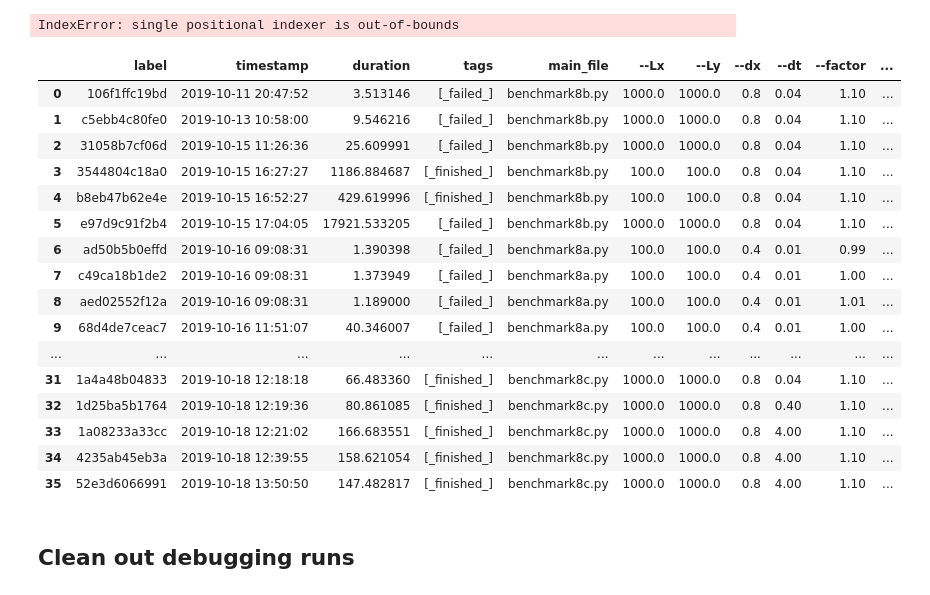
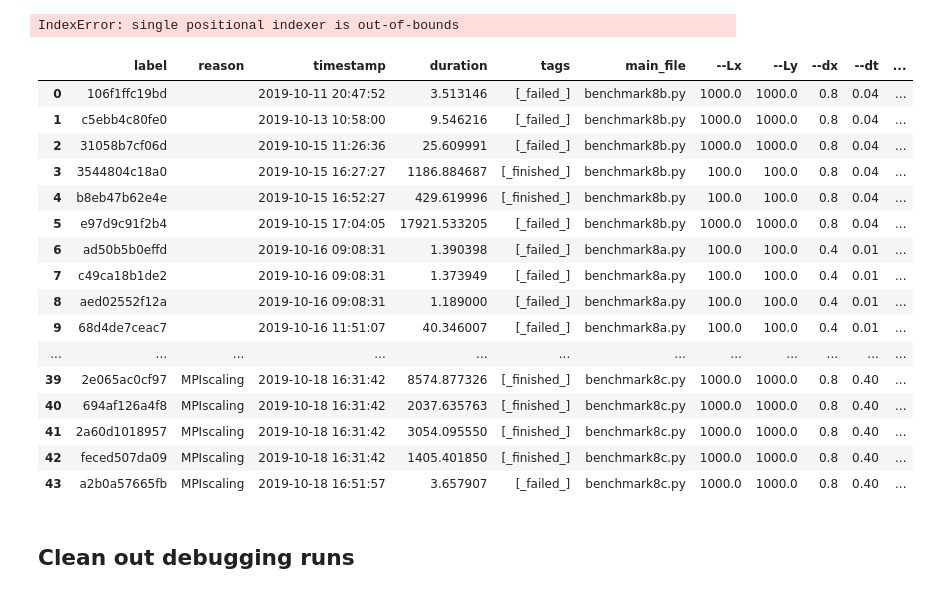
Before and after one commit to guyer/phasefieldbenchmark-8, a Jupyter notebook: analysis.ipynb, the cells around one changed output. Drawn from its saved outputs; the diff is of its cells as text; code cells hidden in the pictures.

```diff
--- a/analysis.ipynb
+++ b/analysis.ipynb
@@ -50,25 +52,25 @@ print df['launch_mode'].iloc[44]['parameters']['n']
 # %% [output]
 IndexError: single positional indexer is out-of-bounds
 # %%
-df[['label', 'timestamp', 'duration', 'tags', 'main_file', '--Lx', '--Ly', '--dx', '--dt', '--factor', '--restart']]
+df[['label', 'reason', 'timestamp', 'duration', 'tags', 'main_file', '--Lx', '--Ly', '--dx', '--dt', '--factor', '--restart']]
 # %% [output]
-|  | label | timestamp | duration | tags | main_file | --Lx | --Ly | --dx | --dt | --factor | ... |
-| 0 | 106f1ffc19bd | 2019-10-11 20:47:52 | 3.513146 | [_failed_] | benchmark8b.py | 1000.0 | 1000.0 | 0.8 | 0.04 | 1.10 | ... |
-| 1 | c5ebb4c80fe0 | 2019-10-13 10:58:00 | 9.546216 | [_failed_] | benchmark8b.py | 1000.0 | 1000.0 | 0.8 | 0.04 | 1.10 | ... |
-| 2 | 31058b7cf06d | 2019-10-15 11:26:36 | 25.609991 | [_failed_] | benchmark8b.py | 1000.0 | 1000.0 | 0.8 | 0.04 | 1.10 | ... |
-| 3 | 3544804c18a0 | 2019-10-15 16:27:27 | 1186.884687 | [_finished_] | benchmark8b.py | 100.0 | 100.0 | 0.8 | 0.04 | 1.10 | ... |
-| 4 | b8eb47b62e4e | 2019-10-15 16:52:27 | 429.619996 | [_finished_] | benchmark8b.py | 100.0 | 100.0 | 0.8 | 0.04 | 1.10 | ... |
-| 5 | e97d9c91f2b4 | 2019-10-15 17:04:05 | 17921.533205 | [_failed_] | benchmark8b.py | 1000.0 | 1000.0 | 0.8 | 0.04 | 1.10 | ... |
-| 6 | ad50b5b0effd | 2019-10-16 09:08:31 | 1.390398 | [_failed_] | benchmark8a.py | 100.0 | 100.0 | 0.4 | 0.01 | 0.99 | ... |
-| 7 | c49ca18b1de2 | 2019-10-16 09:08:31 | 1.373949 | [_failed_] | benchmark8a.py | 100.0 | 100.0 | 0.4 | 0.01 | 1.00 | ... |
-| 8 | aed02552f12a | 2019-10-16 09:08:31 | 1.189000 | [_failed_] | benchmark8a.py | 100.0 | 100.0 | 0.4 | 0.01 | 1.01 | ... |
-| 9 | 68d4de7ceac7 | 2019-10-16 11:51:07 | 40.346007 | [_failed_] | benchmark8a.py | 100.0 | 100.0 | 0.4 | 0.01 | 1.00 | ... |
+|  | label | reason | timestamp | duration | tags | main_file | --Lx | --Ly | --dx | --dt | ... |
+| 0 | 106f1ffc19bd |  | 2019-10-11 20:47:52 | 3.513146 | [_failed_] | benchmark8b.py | 1000.0 | 1000.0 | 0.8 | 0.04 | ... |
+| 1 | c5ebb4c80fe0 |  | 2019-10-13 10:58:00 | 9.546216 | [_failed_] | benchmark8b.py | 1000.0 | 1000.0 | 0.8 | 0.04 | ... |
+| 2 | 31058b7cf06d |  | 2019-10-15 11:26:36 | 25.609991 | [_failed_] | benchmark8b.py | 1000.0 | 1000.0 | 0.8 | 0.04 | ... |
+| 3 | 3544804c18a0 |  | 2019-10-15 16:27:27 | 1186.884687 | [_finished_] | benchmark8b.py | 100.0 | 100.0 | 0.8 | 0.04 | ... |
+| 4 | b8eb47b62e4e |  | 2019-10-15 16:52:27 | 429.619996 | [_finished_] | benchmark8b.py | 100.0 | 100.0 | 0.8 | 0.04 | ... |
+| 5 | e97d9c91f2b4 |  | 2019-10-15 17:04:05 | 17921.533205 | [_failed_] | benchmark8b.py | 1000.0 | 1000.0 | 0.8 | 0.04 | ... |
+| 6 | ad50b5b0effd |  | 2019-10-16 09:08:31 | 1.390398 | [_failed_] | benchmark8a.py | 100.0 | 100.0 | 0.4 | 0.01 | ... |
+| 7 | c49ca18b1de2 |  | 2019-10-16 09:08:31 | 1.373949 | [_failed_] | benchmark8a.py | 100.0 | 100.0 | 0.4 | 0.01 | ... |
+| 8 | aed02552f12a |  | 2019-10-16 09:08:31 | 1.189000 | [_failed_] | benchmark8a.py | 100.0 | 100.0 | 0.4 | 0.01 | ... |
+| 9 | 68d4de7ceac7 |  | 2019-10-16 11:51:07 | 40.346007 | [_failed_] | benchmark8a.py | 100.0 | 100.0 | 0.4 | 0.01 | ... |
 | ... | ... | ... | ... | ... | ... | ... | ... | ... | ... | ... | ... |
-| 31 | 1a4a48b04833 | 2019-10-18 12:18:18 | 66.483360 | [_finished_] | benchmark8c.py | 1000.0 | 1000.0 | 0.8 | 0.04 | 1.10 | ... |
-| 32 | 1d25ba5b1764 | 2019-10-18 12:19:36 | 80.861085 | [_finished_] | benchmark8c.py | 1000.0 | 1000.0 | 0.8 | 0.40 | 1.10 | ... |
-| 33 | 1a08233a33cc | 2019-10-18 12:21:02 | 166.683551 | [_finished_] | benchmark8c.py | 1000.0 | 1000.0 | 0.8 | 4.00 | 1.10 | ... |
-| 34 | 4235ab45eb3a | 2019-10-18 12:39:55 | 158.621054 | [_finished_] | benchmark8c.py | 1000.0 | 1000.0 | 0.8 | 4.00 | 1.10 | ... |
-| 35 | 52e3d6066991 | 2019-10-18 13:50:50 | 147.482817 | [_finished_] | benchmark8c.py | 1000.0 | 1000.0 | 0.8 | 4.00 | 1.10 | ... |
+| 39 | 2e065ac0cf97 | MPIscaling | 2019-10-18 16:31:42 | 8574.877326 | [_finished_] | benchmark8c.py | 1000.0 | 1000.0 | 0.8 | 0.40 | ... |
+| 40 | 694af126a4f8 | MPIscaling | 2019-10-18 16:31:42 | 2037.635763 | [_finished_] | benchmark8c.py | 1000.0 | 1000.0 | 0.8 | 0.40 | ... |
+| 41 | 2a60d1018957 | MPIscaling | 2019-10-18 16:31:42 | 3054.095550 | [_finished_] | benchmark8c.py | 1000.0 | 1000.0 | 0.8 | 0.40 | ... |
+| 42 | feced507da09 | MPIscaling | 2019-10-18 16:31:42 | 1405.401850 | [_finished_] | benchmark8c.py | 1000.0 | 1000.0 | 0.8 | 0.40 | ... |
+| 43 | a2b0a57665fb | MPIscaling | 2019-10-18 16:51:57 | 3.657907 | [_failed_] | benchmark8c.py | 1000.0 | 1000.0 | 0.8 | 0.40 | ... |
 # %% [markdown]
 ## Clean out debugging runs
 # %%
```
Also changed, not shown: parts of 6 cells of this notebook.
